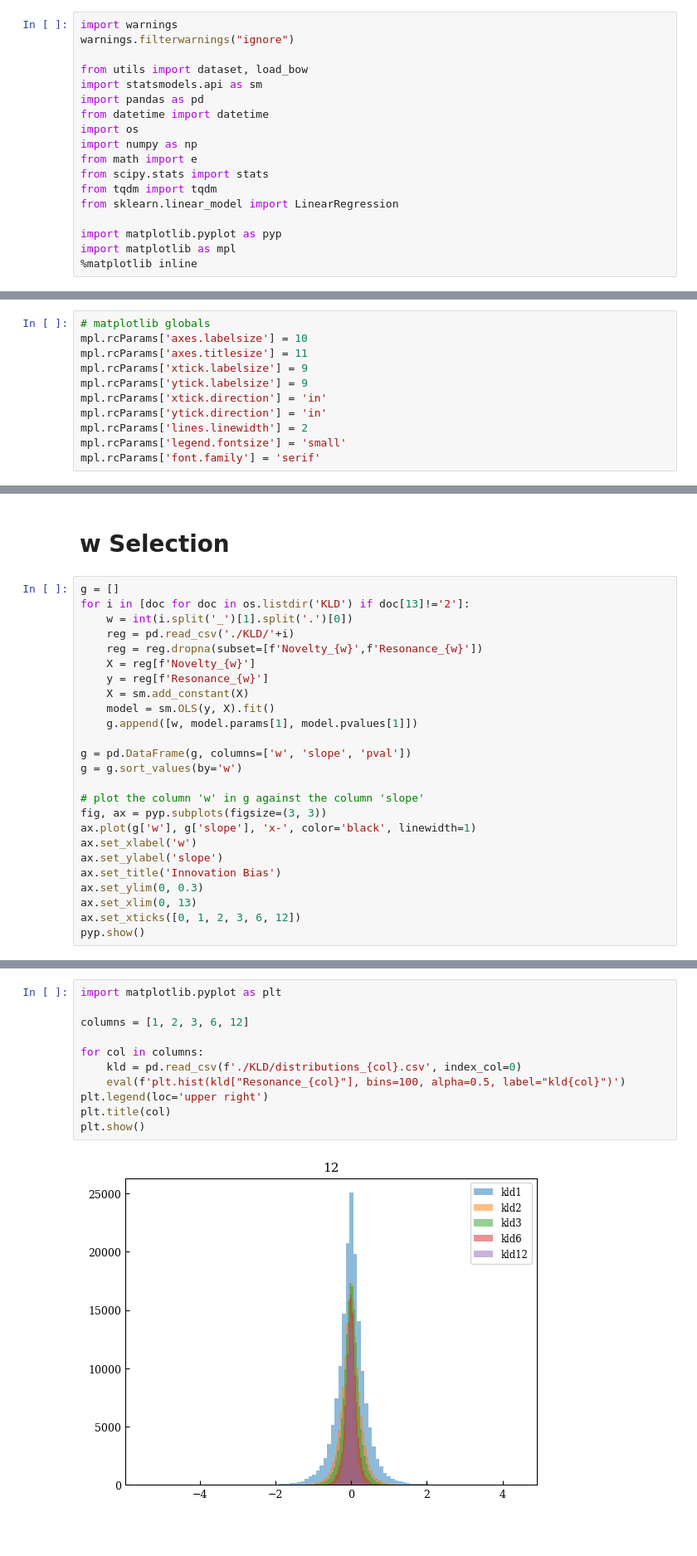
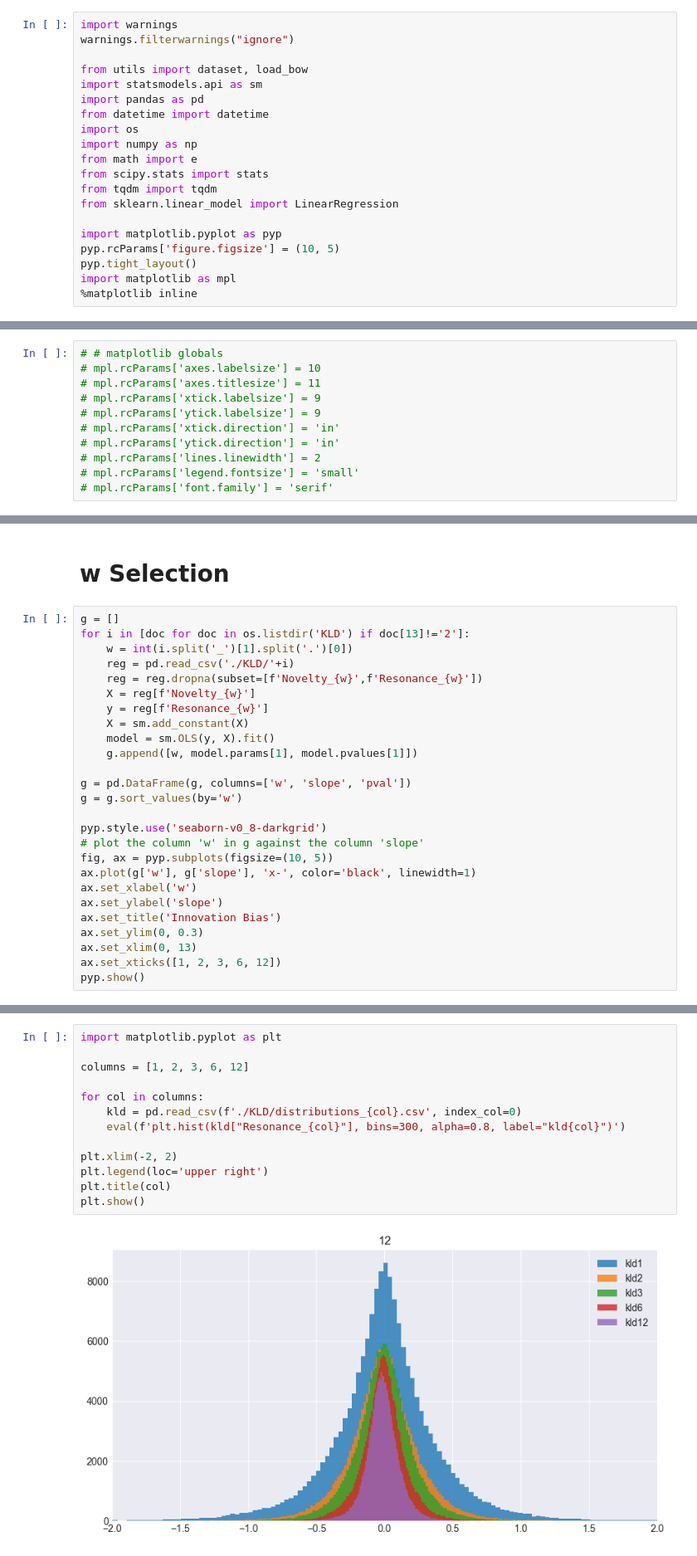
Before and after one commit to vitorbborges/monografia-PET22, a Jupyter notebook: NTR Analysis.ipynb, the cells around one changed output, grey strips where cells are left out. Shown at 83% size. Cells and saved outputs as stored; diff of their text form; blank space fills up the shorter version.

```diff
--- a/NTR Analysis.ipynb
+++ b/NTR Analysis.ipynb
@@ -14,6 +14,8 @@ from tqdm import tqdm
 from sklearn.linear_model import LinearRegression
 
 import matplotlib.pyplot as pyp
+pyp.rcParams['figure.figsize'] = (10, 5)
+pyp.tight_layout()
 import matplotlib as mpl
 %matplotlib inline
 # %%
@@ -47,16 +49,16 @@ for c in [co for co in df.columns[-3:]]:
 #     for c in [co for co in df.columns if co[-1:] == kld[-5]]:
 #         venues[c] = df[c]*np.log2(e)
 # %%
-# matplotlib globals
-mpl.rcParams['axes.labelsize'] = 10
-mpl.rcParams['axes.titlesize'] = 11
-mpl.rcParams['xtick.labelsize'] = 9
-mpl.rcParams['ytick.labelsize'] = 9
-mpl.rcParams['xtick.direction'] = 'in'
-mpl.rcParams['ytick.direction'] = 'in'
-mpl.rcParams['lines.linewidth'] = 2
-mpl.rcParams['legend.fontsize'] = 'small'
-mpl.rcParams['font.family'] = 'serif'
+# # matplotlib globals
+# mpl.rcParams['axes.labelsize'] = 10
+# mpl.rcParams['axes.titlesize'] = 11
+# mpl.rcParams['xtick.labelsize'] = 9
+# mpl.rcParams['ytick.labelsize'] = 9
+# mpl.rcParams['xtick.direction'] = 'in'
+# mpl.rcParams['ytick.direction'] = 'in'
+# mpl.rcParams['lines.linewidth'] = 2
+# mpl.rcParams['legend.fontsize'] = 'small'
+# mpl.rcParams['font.family'] = 'serif'
 # %%
 centininch = 2.54
 inchincent = .3937
@@ -254,14 +262,15 @@ for i in [doc for doc in os.listdir('KLD') if doc[13]!='2']:
 g = pd.DataFrame(g, columns=['w', 'slope', 'pval'])
 g = g.sort_values(by='w')
 
+pyp.style.use('seaborn-v0_8-darkgrid')
 # plot the column 'w' in g against the column 'slope'
-fig, ax = pyp.subplots(figsize=(3, 3))
+fig, ax = pyp.subplots(figsize=(10, 5))
 ax.plot(g['w'], g['slope'], 'x-', color='black', linewidth=1)
 ax.set_xlabel('w')
 ax.set_ylabel('slope')
 ax.set_title('Innovation Bias')
 ax.set_ylim(0, 0.3)
 ax.set_xlim(0, 13)
-ax.set_xticks([0, 1, 2, 3, 6, 12])
+ax.set_xticks([1, 2, 3, 6, 12])
 pyp.show()
 # %% [output]
@@ -564,16 +573,18 @@ fix_dict = {
 # %%
 import matplotlib.pyplot as plt
 
 columns = [1, 2, 3, 6, 12]
 
 for col in columns:
     kld = pd.read_csv(f'./KLD/distributions_{col}.csv', index_col=0)
-    eval(f'plt.hist(kld["Resonance_{col}"], bins=100, alpha=0.5, label="kld{col}")')
+    eval(f'plt.hist(kld["Resonance_{col}"], bins=300, alpha=0.8, label="kld{col}")')
+
+plt.xlim(-2, 2)
 plt.legend(loc='upper right')
 plt.title(col)
 plt.show()
 # %% [output]
-[figure, old version]
+[figure, new version]
 # %% [markdown]
 # Authors : NTR
 # %%
```
Also changed, not shown: parts of 17 cells of this notebook, 1 other file.
